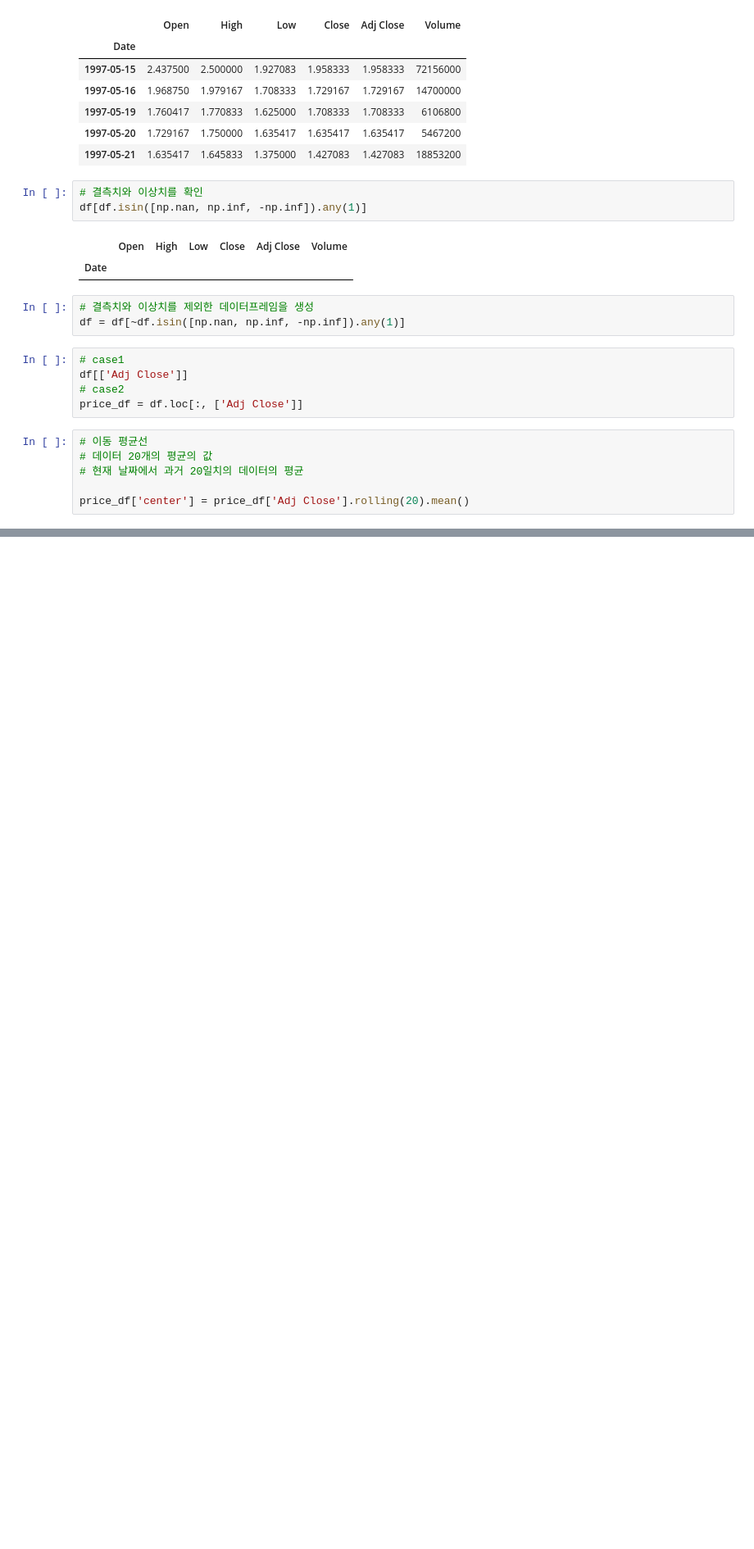
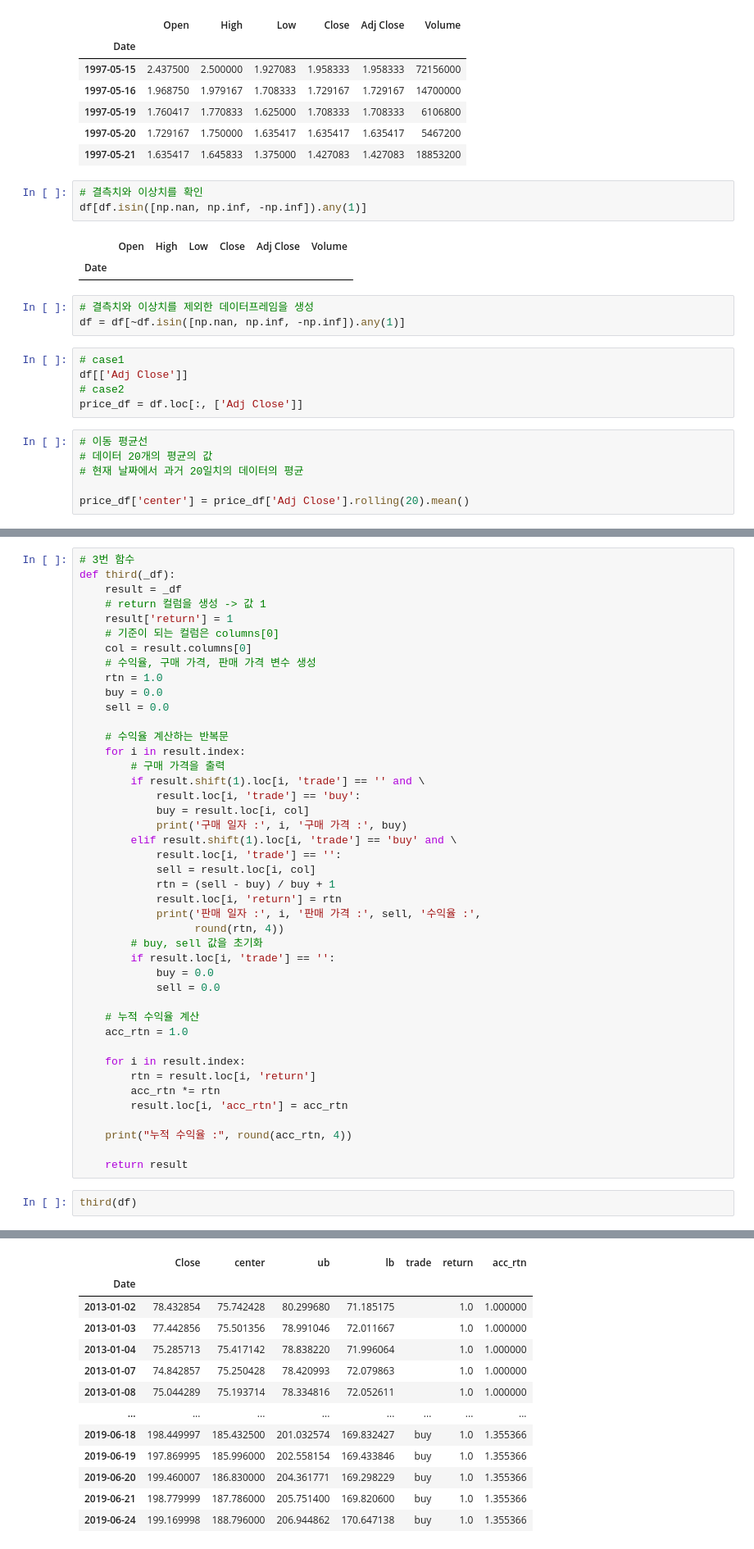
Before and after one commit to bsmoon-86/ezen-python, a Jupyter notebook: 230318/01_bollinger.ipynb, the cells around one changed output, grey strips where cells are left out. Shown at 82% size. Drawn from its saved outputs; the diff is of its cells as text; blank space fills up the shorter version.

```diff
--- a/230318/01_bollinger.ipynb
+++ b/230318/01_bollinger.ipynb
@@ -59,0 +373,46 @@ price_df.iloc[18:25]
+# %%
+# 3번 함수
+def third(_df):
+    result = _df
+    # return 컬럼을 생성 -> 값 1
+    result['return'] = 1
+    # 기준이 되는 컬럼은 columns[0]
+    col = result.columns[0]
+    # 수익율, 구매 가격, 판매 가격 변수 생성
+    rtn = 1.0
+    buy = 0.0
+    sell = 0.0
+
+    # 수익율 계산하는 반복문
+    for i in result.index:
+        # 구매 가격을 출력
+        if result.shift(1).loc[i, 'trade'] == '' and \
+            result.loc[i, 'trade'] == 'buy':
+            buy = result.loc[i, col]
+            print('구매 일자 :', i, '구매 가격 :', buy)
+        elif result.shift(1).loc[i, 'trade'] == 'buy' and \
+            result.loc[i, 'trade'] == '':
+            sell = result.loc[i, col]
+            rtn = (sell - buy) / buy + 1
+            result.loc[i, 'return'] = rtn
+            print('판매 일자 :', i, '판매 가격 :', sell, '수익율 :',
+                  round(rtn, 4))
+        # buy, sell 값을 초기화
+        if result.loc[i, 'trade'] == '':
+            buy = 0.0
+            sell = 0.0
+
+    # 누적 수익율 계산
+    acc_rtn = 1.0
+
+    for i in result.index:
+        rtn = result.loc[i, 'return']
+        acc_rtn *= rtn
+        result.loc[i, 'acc_rtn'] = acc_rtn
+
+    print("누적 수익율 :", round(acc_rtn, 4))
+
+    return result
+# %%
+third(df)
+# %% [output]
@@ -59,0 +436,13 @@ price_df.iloc[18:25]
+|  | Close | center | ub | lb | trade | return | acc_rtn |
+| Date |  |  |  |  |  |  |  |
+| 2013-01-02 | 78.432854 | 75.742428 | 80.299680 | 71.185175 |  | 1.0 | 1.000000 |
+| 2013-01-03 | 77.442856 | 75.501356 | 78.991046 | 72.011667 |  | 1.0 | 1.000000 |
+| 2013-01-04 | 75.285713 | 75.417142 | 78.838220 | 71.996064 |  | 1.0 | 1.000000 |
+| 2013-01-07 | 74.842857 | 75.250428 | 78.420993 | 72.079863 |  | 1.0 | 1.000000 |
+| 2013-01-08 | 75.044289 | 75.193714 | 78.334816 | 72.052611 |  | 1.0 | 1.000000 |
+| ... | ... | ... | ... | ... | ... | ... | ... |
+| 2019-06-18 | 198.449997 | 185.432500 | 201.032574 | 169.832427 | buy | 1.0 | 1.355366 |
+| 2019-06-19 | 197.869995 | 185.996000 | 202.558154 | 169.433846 | buy | 1.0 | 1.355366 |
+| 2019-06-20 | 199.460007 | 186.830000 | 204.361771 | 169.298229 | buy | 1.0 | 1.355366 |
+| 2019-06-21 | 198.779999 | 187.786000 | 205.751400 | 169.820600 | buy | 1.0 | 1.355366 |
+| 2019-06-24 | 199.169998 | 188.796000 | 206.944862 | 170.647138 | buy | 1.0 | 1.355366 |
```
Also changed, not shown: parts of 31 cells of this notebook, 2 other files.
